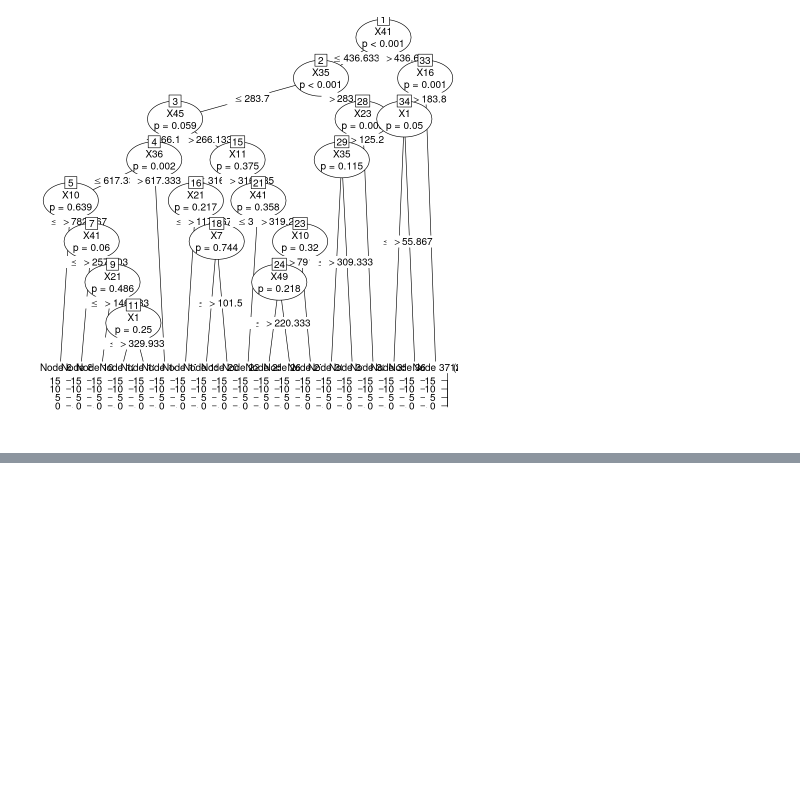
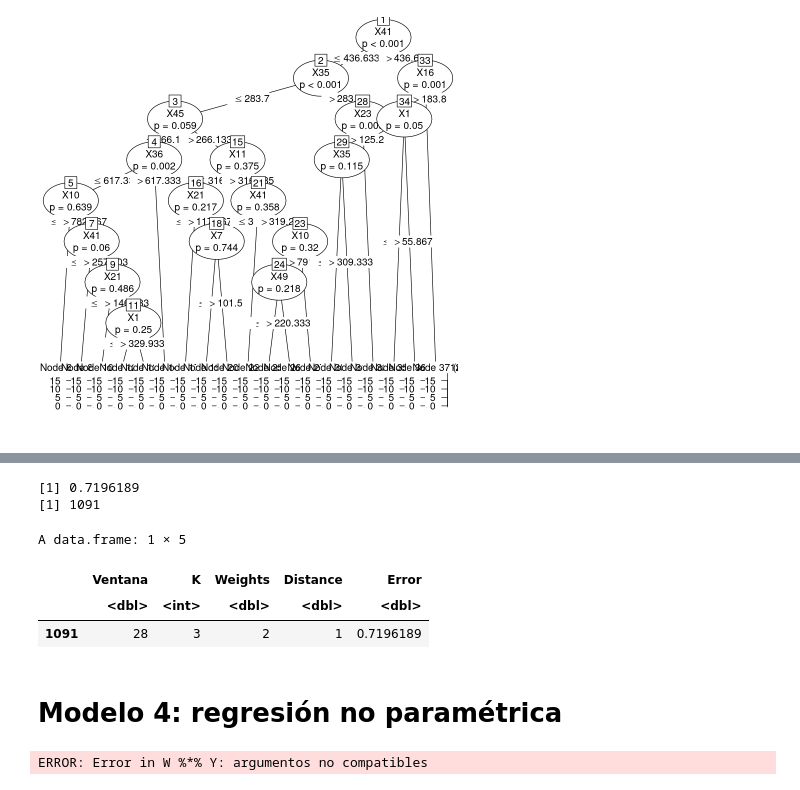
Before and after one commit to Lukas-De-Angelis-Riva/Aprendizaje-estadistico, a Jupyter notebook: trabajo_practico3/src/RangosFrecuencias.ipynb, the cells around one changed output, grey strips where cells are left out. Saved outputs shown, nothing was run; the diff lists cells and outputs as text; code cells hidden in the pictures; blank space fills up the shorter version.

```diff
--- a/trabajo_practico3/src/RangosFrecuencias.ipynb
+++ b/trabajo_practico3/src/RangosFrecuencias.ipynb
@@ -143,7 +143,7 @@ for(ventana in ventanas){
 
                 Y_test = TRAIN_Y[i]
 
-                model <- (X_train_scaled, Y_train, lambda=lambda, alpha=alpha)
+                model <- glmnet(X_train_scaled, Y_train, lambda=lambda, alpha=alpha)
                 Y_pred = predict(model, X_test_scaled)
                 err = err + sum((Y_test - Y_pred)^2)
             }
@@ -348,0 +362,2 @@ plot(modelo2)
+# %%
+knnr <- import("sklearn.neighbors", convert = FALSE)$KNeighborsRegressor
@@ -348,0 +432,14 @@ plot(modelo2)
+# %%
+print(min(resultados$Error))
+print(which.min(resultados$Error))
+
+resultados[which.min(resultados$Error), ]
+# %% [output]
+[1] 0.7196189
+[1] 1091
+A data.frame: 1 × 5
+|  | Ventana | K | Weights | Distance | Error |
+|  | <dbl> | <int> | <dbl> | <dbl> | <dbl> |
+| 1091 | 28 | 3 | 2 | 1 | 0.7196189 |
+# %% [markdown]
+# Modelo 4: regresión no paramétrica
@@ -348,0 +457,4 @@ plot(modelo2)
+# %%
+mNW(as.matrix(HOLDOUT_X), as.matrix(TRAIN_X), TRAIN_Y, 1, function(x) ifelse((-1 < x) & (x < 1), 0.5, 0))
+# %% [output]
+ERROR: Error in W %*% Y: argumentos no compatibles
```
Also changed, not shown: parts of 10 cells of this notebook, 3 other files.
